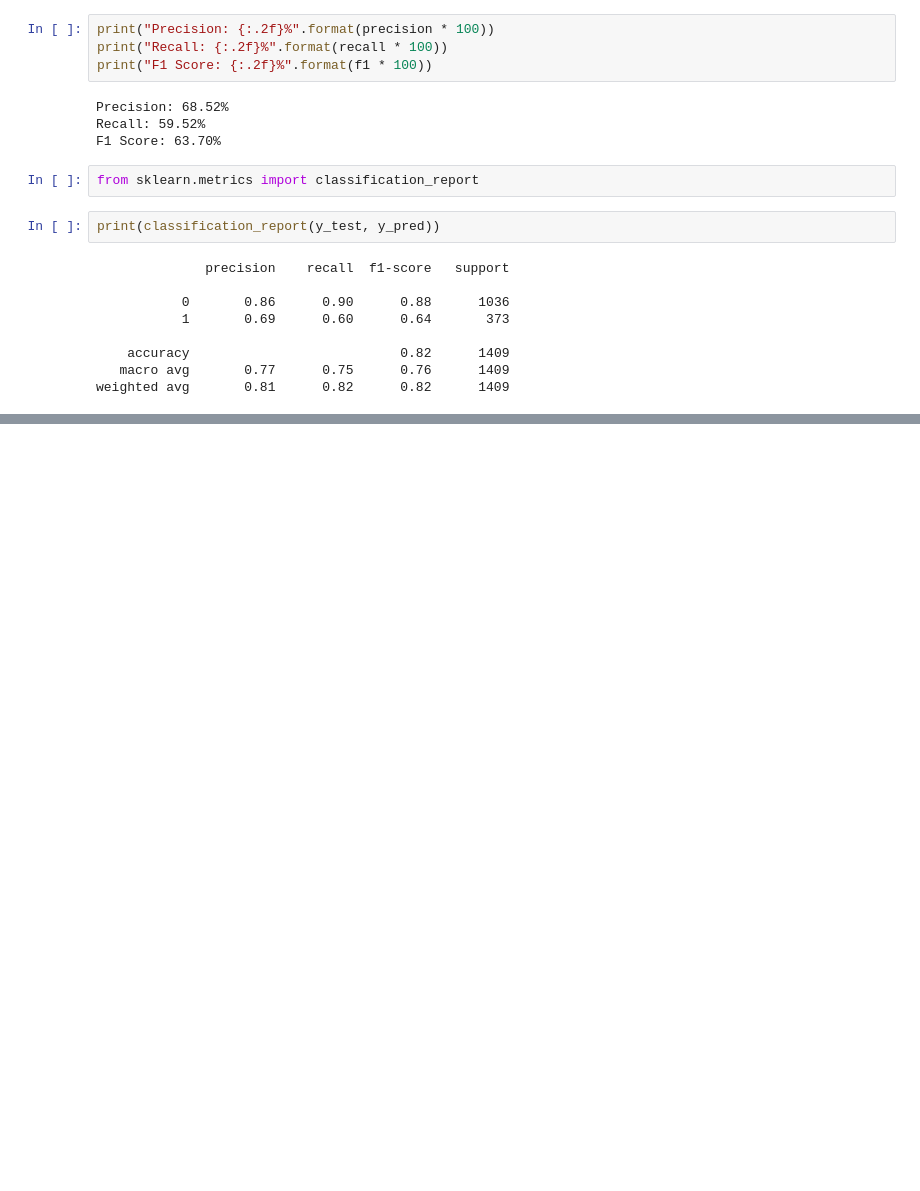
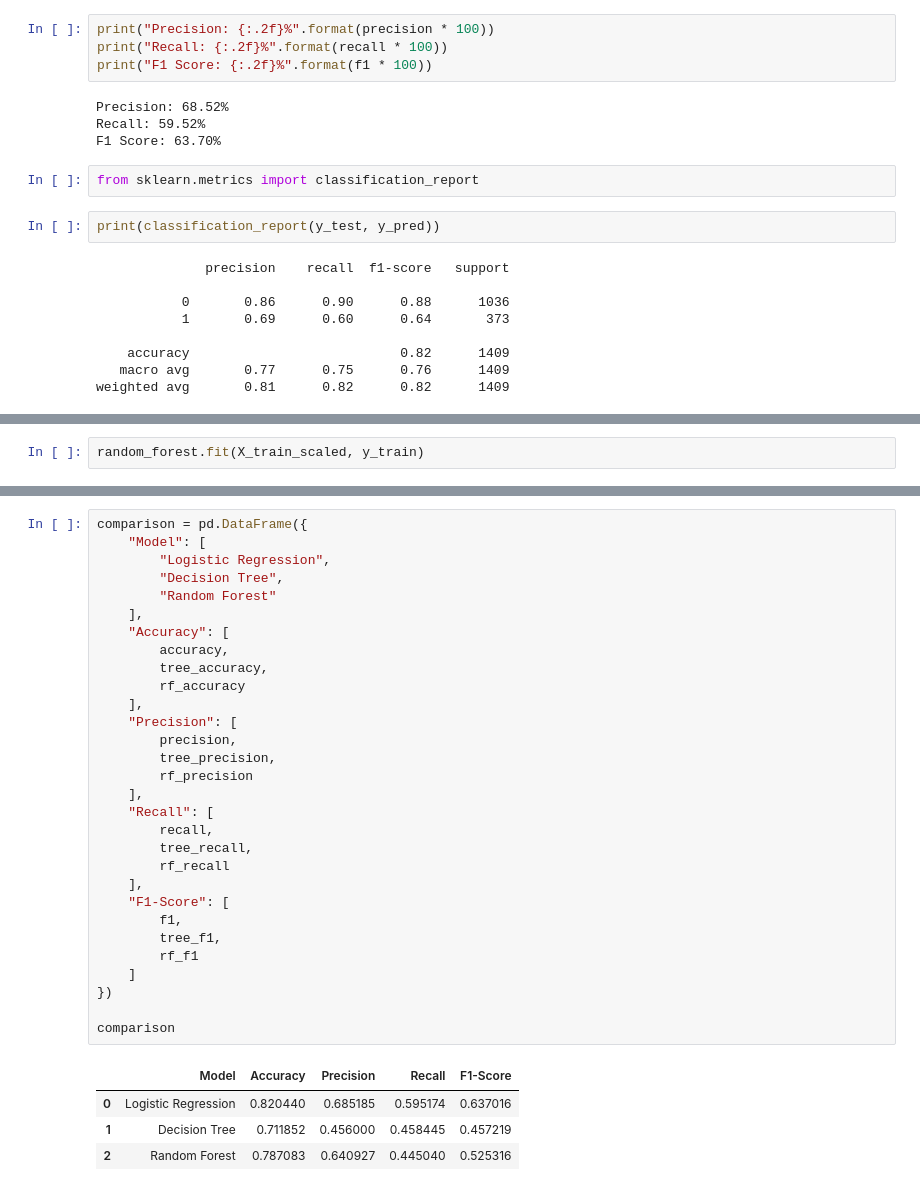
Before and after one commit to 12417745/customer-churn-prediction, a Jupyter notebook: notebooks/customer_churn_analysis.ipynb, the cells around one changed output, grey strips where cells are left out. Cells and saved outputs as stored; diff of their text form; blank space fills up the shorter version.

```diff
--- a/notebooks/customer_churn_analysis.ipynb
+++ b/notebooks/customer_churn_analysis.ipynb
@@ -508,0 +573,2 @@ weighted avg       0.81      0.82      0.82      1409
+# %%
+random_forest.fit(X_train_scaled, y_train)
@@ -508,0 +599,35 @@ weighted avg       0.81      0.82      0.82      1409
+# %%
+comparison = pd.DataFrame({
+    "Model": [
+        "Logistic Regression",
+        "Decision Tree",
+        "Random Forest"
+    ],
+    "Accuracy": [
+        accuracy,
+        tree_accuracy,
+        rf_accuracy
+    ],
+    "Precision": [
+        precision,
+        tree_precision,
+        rf_precision
+    ],
+    "Recall": [
+        recall,
+        tree_recall,
+        rf_recall
+    ],
+    "F1-Score": [
+        f1,
+        tree_f1,
+        rf_f1
+    ]
+})
+
+comparison
+# %% [output]
+|  | Model | Accuracy | Precision | Recall | F1-Score |
+| 0 | Logistic Regression | 0.820440 | 0.685185 | 0.595174 | 0.637016 |
+| 1 | Decision Tree | 0.711852 | 0.456000 | 0.458445 | 0.457219 |
+| 2 | Random Forest | 0.787083 | 0.640927 | 0.445040 | 0.525316 |
```
Also changed, not shown: parts of 19 cells of this notebook.
